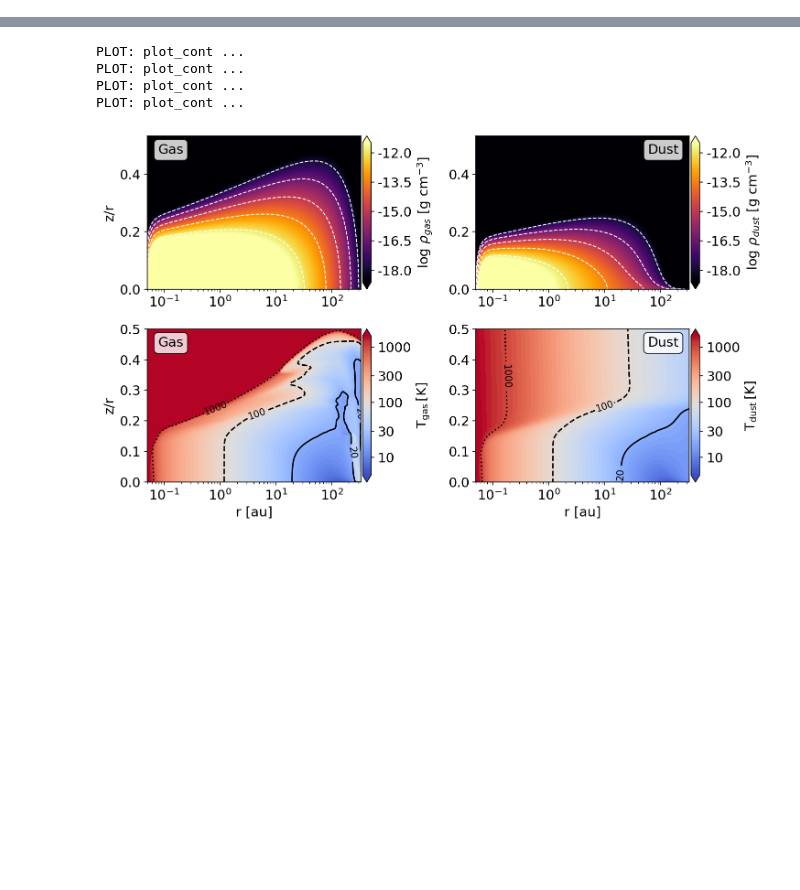
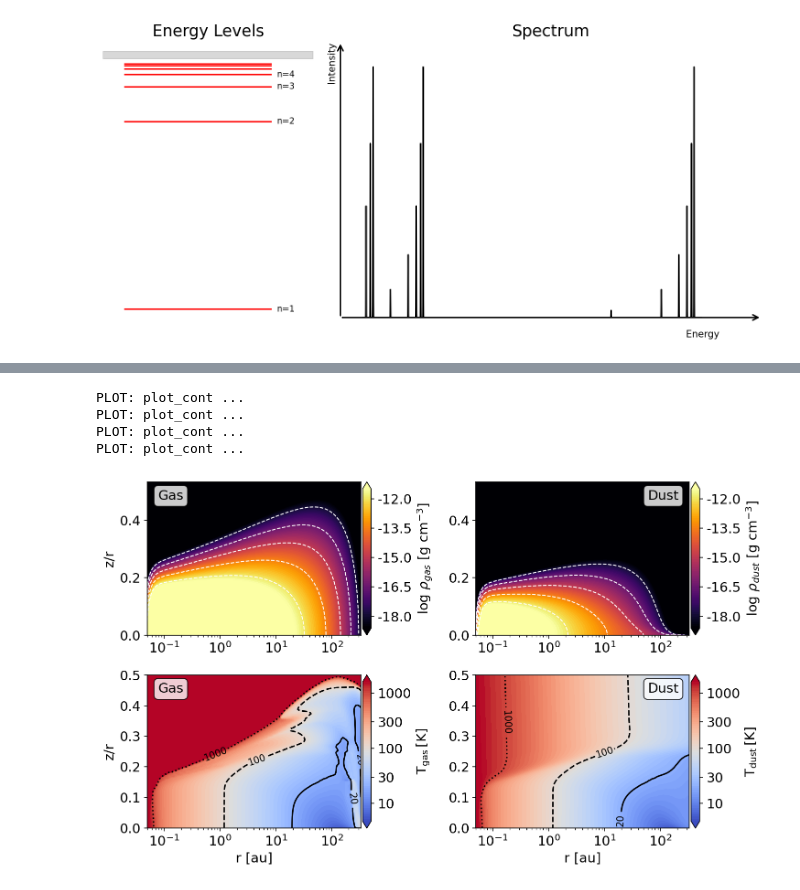
Before and after one commit to nielsklerk/BRP, a Jupyter notebook: AllFigures.ipynb, the cells around one changed output, grey strips where cells are left out. Saved outputs shown, nothing was run; the diff lists cells and outputs as text; code cells hidden in the pictures; blank space fills up the shorter version.

Commit message:
Added the spectra of all the transitions

```diff
--- a/AllFigures.ipynb
+++ b/AllFigures.ipynb
@@ -41,3 +41,78 @@ plt.rcParams['font.size'] = 14
 plt.rcParams['figure.figsize'] = [10, 6]
 plt.rcParams['figure.dpi'] = 150
 plt.rcParams['savefig.dpi'] = 300
+# %%
+fig, (ax_levels, ax_spectrum) = plt.subplots(1, 2, figsize=(10, 5), gridspec_kw={'width_ratios': [1, 2]})
+
+n = np.arange(1, 8)
+ion_energy = 3
+energies = -ion_energy/(n**2)+ion_energy
+
+x_min, x_max = 0, ion_energy+0.5
+y_min, y_max = 0, 1.1
+
+kT = 300
+def boltzmann(n):
+    E = -ion_energy/(n**2)
+    return (2*n**2) * np.exp(-E / kT)
+
+for i, E in enumerate(energies):
+    if i>7:
+        break
+    ax_levels.hlines(E, 0.2, 1.6, color='red')
+    if i <= 3:
+        ax_levels.text(1.65, E, f'n={i+1}', va='center', fontsize=9)
+ax_levels.axhspan(ion_energy, ax_levels.get_ylim()[1], color='gray', alpha=0.3, label='Ionization Region')
+# Energy level axis setup
+ax_levels.set_xlim(0, 2)
+ax_levels.set_ylim(-0.1, 3.2)
+ax_levels.axis('off')
+ax_levels.set_title('Energy Levels')
+
+# Simulated spectrum (transition energies = E_excited - E_ground)
+spectrum_x = []
+spectrum_n = []
+
+for i, E_g in enumerate(energies):
+    for j, E_e in enumerate(energies):
+        energy = E_e - E_g
+        if energy>0:
+            spectrum_x.append(energy)
+            spectrum_n.append(boltzmann(j))
+# Create Gaussian-broadened spectrum
+x_vals = np.linspace(ion_energy/16, ion_energy, 100000)
+y_vals = np.zeros_like(x_vals)
+sigma = 0.001
+
+for i, center in enumerate(spectrum_x):
+    y_vals += spectrum_n[i]*np.exp(-0.5 * ((x_vals - center) / sigma)**2)
+# Normalize
+y_vals /= y_vals.max()
+
+# Plot the spectrum
+ax_spectrum.axis('off')
+# x_vals = np.logspace(np.log10(1e-5), np.log10(x_max), 10000)
+# Set limits manually since we removed axes
+ax_spectrum.set_xlim(x_min, x_max)
+ax_spectrum.set_ylim(y_min, y_max)
+
+# X-axis arrow
+ax_spectrum.annotate('', xy=(x_max, 0), xytext=(x_min, 0),
+                     arrowprops=dict(arrowstyle='->', linewidth=1.5, color='black'))
+
+# Y-axis arrow
+ax_spectrum.annotate('', xy=(0, y_max), xytext=(0, y_min),
+                     arrowprops=dict(arrowstyle='->', linewidth=1.5, color='black'))
+
+# Optional: Add labels
+ax_spectrum.text(x_max * 0.9, -0.05, 'Energy', ha='right', va='top', fontsize=10)
+ax_spectrum.text(-x_max * 0.01, y_max, 'Intensity', ha='right', va='top', rotation='vertical', fontsize=10)
+
+ax_spectrum.plot(x_vals, y_vals, color='black')
+ax_spectrum.set_title('Spectrum')
+
+plt.tight_layout()
+plt.savefig('Figures/ElecSpectrum.pdf', bbox_inches='tight')
+plt.show()
+# %% [output]
+[figure, added]
```
Also changed, not shown: parts of 3 cells of this notebook, 5 other files.
